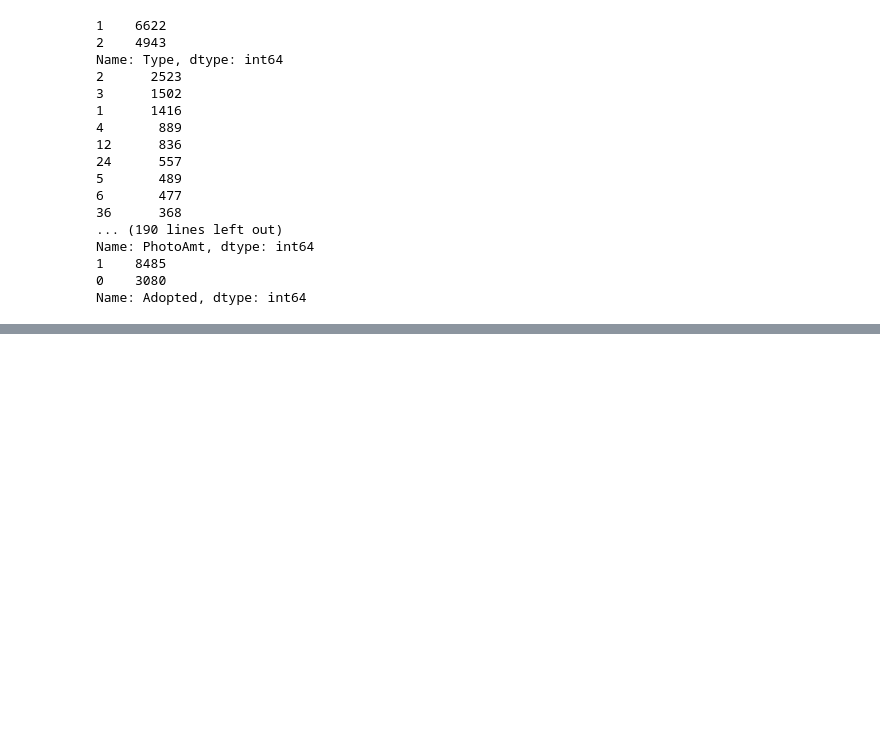
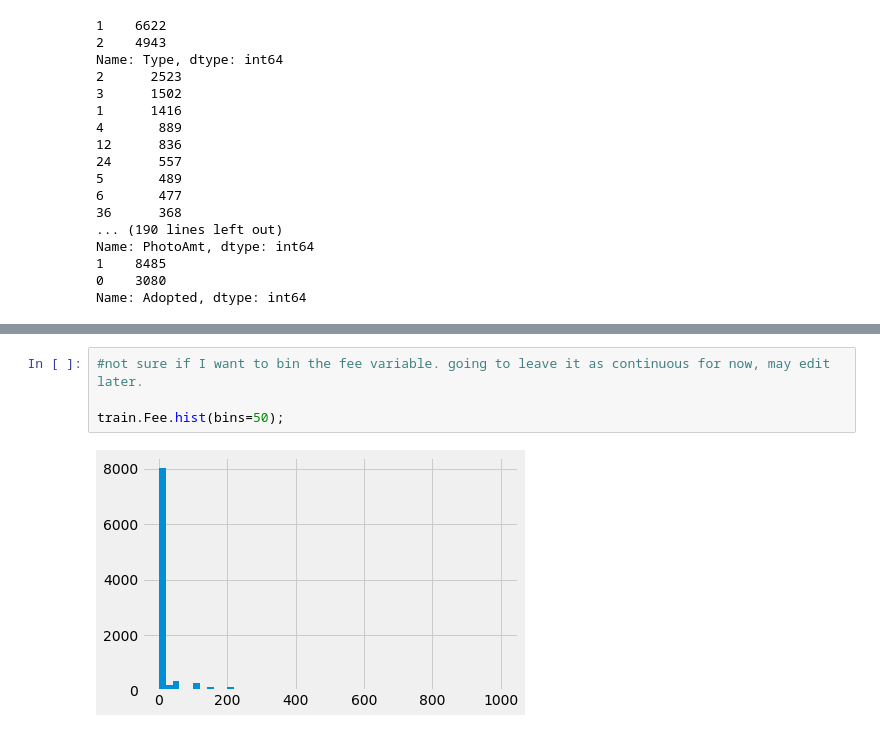
Before and after one commit to mollyrubin/side_project, a Jupyter notebook: animal adoption project 1.ipynb, the cells around one changed output, grey strips where cells are left out. Saved outputs shown, nothing was run; the diff lists cells and outputs as text; blank space fills up the shorter version.

```diff
--- a/animal adoption project 1.ipynb
+++ b/animal adoption project 1.ipynb
@@ -156,0 +182,6 @@ Name: Adopted, dtype: int64
+# %%
+#not sure if I want to bin the fee variable. going to leave it as continuous for now, may edit later.
+
+train.Fee.hist(bins=50);
+# %% [output]
+[figure, added]
```
Also changed, not shown: parts of 10 cells of this notebook.
